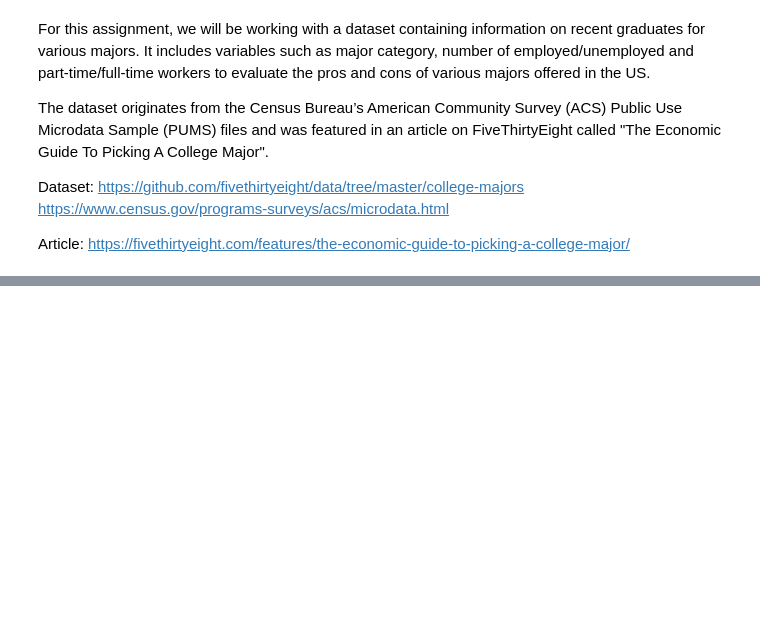
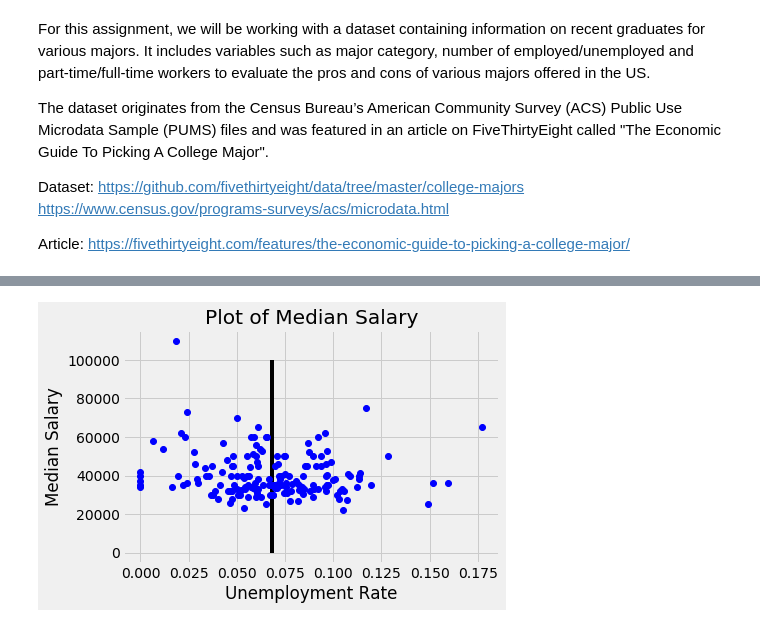
Before and after one commit to ucsb-ds/f20-fellows-projects, a Jupyter notebook: rhollingsworth-college-grads/college-grads.ipynb, the cells around one changed output, grey strips where cells are left out. Saved outputs shown, nothing was run; the diff lists cells and outputs as text; code cells hidden in the pictures; blank space fills up the shorter version.

```diff
--- a/rhollingsworth-college-grads/college-grads.ipynb
+++ b/rhollingsworth-college-grads/college-grads.ipynb
@@ -89,0 +96,5 @@ We also care about the number of
+# %%
+unemployment_mean = grads_clean.column("Unemployment_rate").mean() # SOLUTION
+salary_mean = grads_clean.column("Salary").mean() # SOLUTION
+
+print("{:.2f}%".format(unemployment_mean*100), ",", "${:.2f}".format(salary_mean))
@@ -89,0 +110,11 @@ We also care about the number of
+# %%
+# BEGIN SOLUTION
+plt.plot(grads_clean['Unemployment_rate'], grads_clean['Salary'], 'bo')
+plt.vlines(unemployment_mean, ymin=0, ymax=100000)
+plt.title("Plot of Median Salary")
+plt.xlabel("Unemployment Rate")
+plt.ylabel("Median Salary")
+# END SOLUTION
+plt.show()
+# %% [output]
+[figure, added]
```
Also changed, not shown: parts of 28 cells of this notebook.
